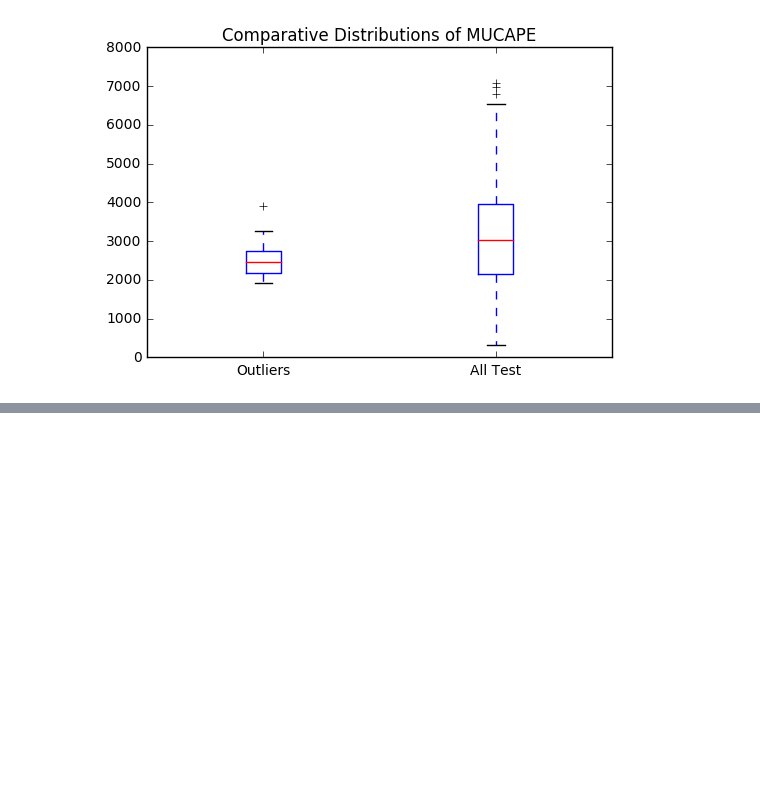
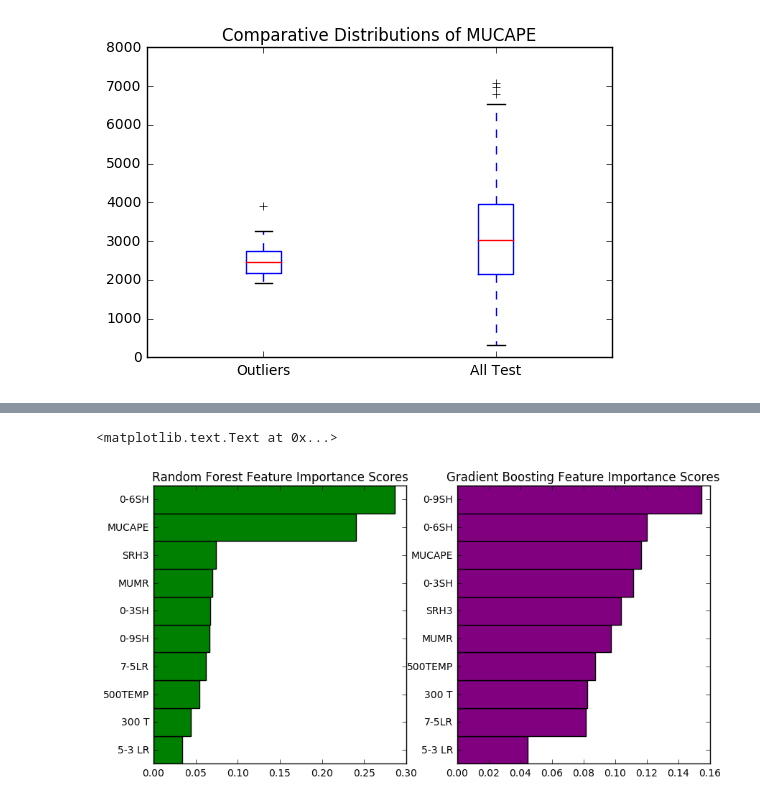
Before and after one commit to djgagne/ou_grad_5203_fall_2016, a Jupyter notebook: gagne_analytics_lecture.ipynb, the cells around one changed output, grey strips where cells are left out. Drawn from its saved outputs; the diff is of its cells as text; code cells hidden in the pictures; blank space fills up the shorter version.

```diff
--- a/gagne_analytics_lecture.ipynb
+++ b/gagne_analytics_lecture.ipynb
@@ -469,0 +538,16 @@ plt.title("Comparative Distributions of " + box_var)
+# %%
+plt.figure(figsize=(10, 5))
+plt.subplot(1, 2, 1)
+feature_ranking = reg_models[0].feature_importances_.argsort()
+plt.barh(np.arange(feature_ranking.size), reg_models[0].feature_importances_[feature_ranking], 1, color="green")
+plt.yticks(np.arange(feature_ranking.size) + 0.5, input_cols[feature_ranking])
+plt.title("Random Forest Feature Importance Scores")
+
+plt.subplot(1, 2, 2)
+feature_ranking = reg_models[2].feature_importances_.argsort()
+plt.barh(np.arange(feature_ranking.size), reg_models[2].feature_importances_[feature_ranking], 1, color="purple")
+plt.yticks(np.arange(feature_ranking.size) + 0.5, input_cols[feature_ranking])
+plt.title("Gradient Boosting Feature Importance Scores")
+# %% [output]
+<matplotlib.text.Text at 0x...>
+[figure, added]
```
Also changed, not shown: parts of 12 cells of this notebook.
